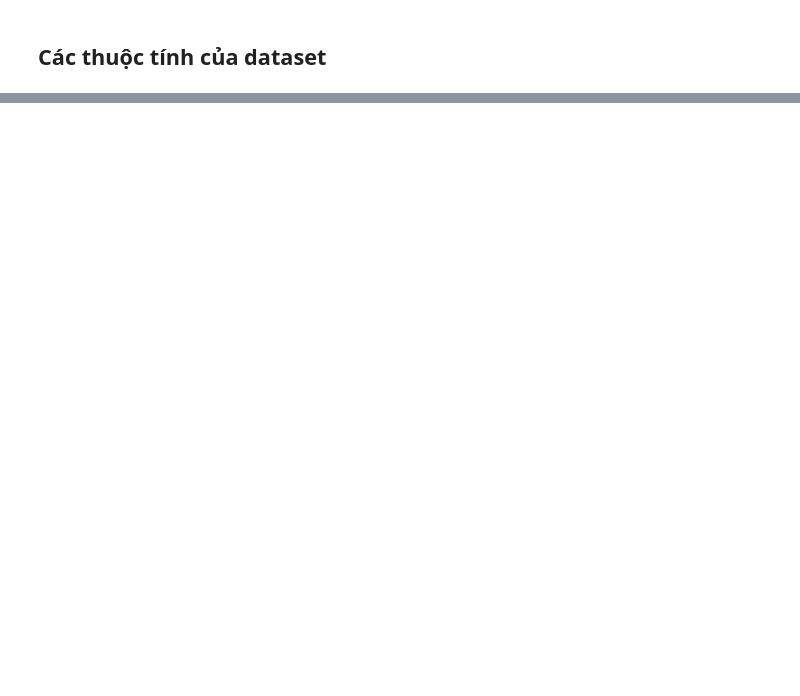
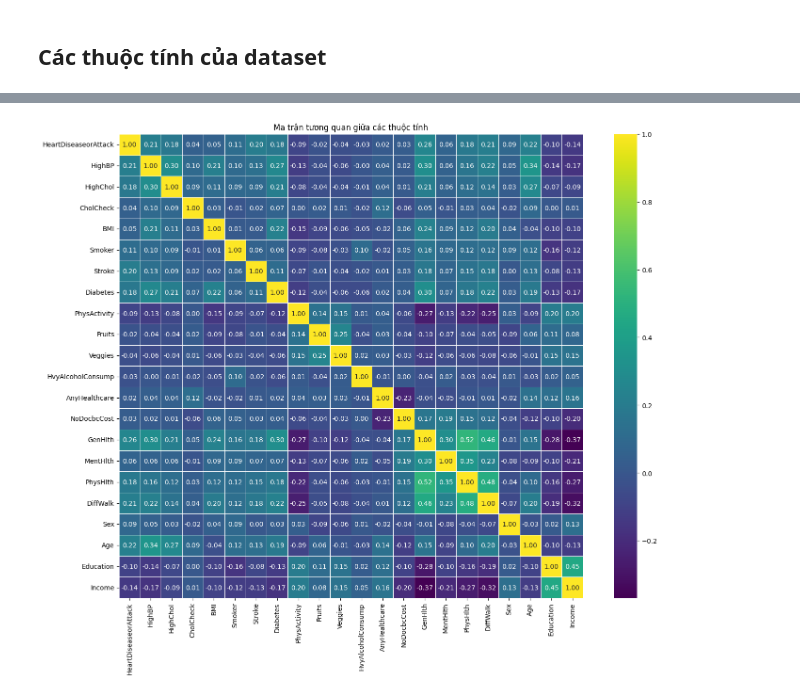
Before and after one commit to kan3103/Heart-disease-Prediction, a Jupyter notebook: data/handle.ipynb, the cells around one changed output, grey strips where cells are left out. Saved outputs shown, nothing was run; the diff lists cells and outputs as text; code cells hidden in the pictures; blank space fills up the shorter version.

```diff
--- a/test.ipynb
+++ b/data/handle.ipynb
@@ -21 +56,16 @@ df = df.drop(columns=["Education", "Income", "AnyHealthcare", "NoDocbcCost"])
+# %%
+other = df.drop(columns=["HeartDiseaseorAttack"])
+correlation_matrix = df.corr(numeric_only=True)
+first_column_corr = correlation_matrix.iloc[0]
+
+
+
+plt.figure(figsize=(15, 12))
+sns.heatmap(correlation_matrix, annot=True, fmt=".2f", cmap="viridis", square=True, linewidths=0.5)
+
+plt.title("Ma trận tương quan giữa các thuộc tính")
+plt.tight_layout()
+plt.show()
+# %% [output]
+[figure, added]
 # %%
```
Also changed, not shown: parts of 11 cells of this notebook, 7 other files.
